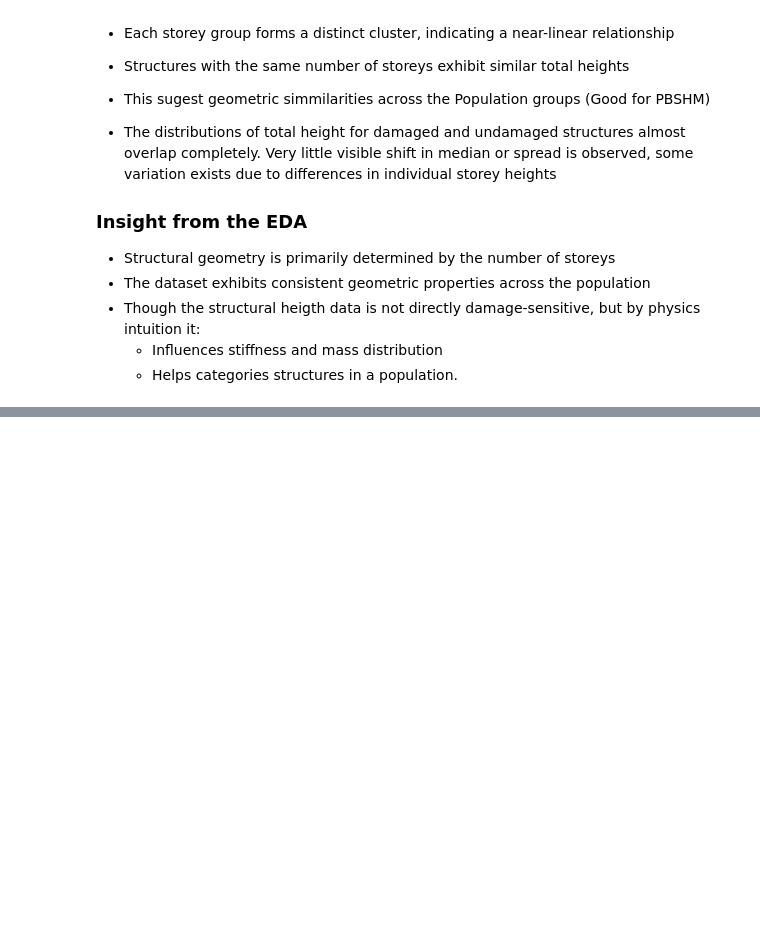
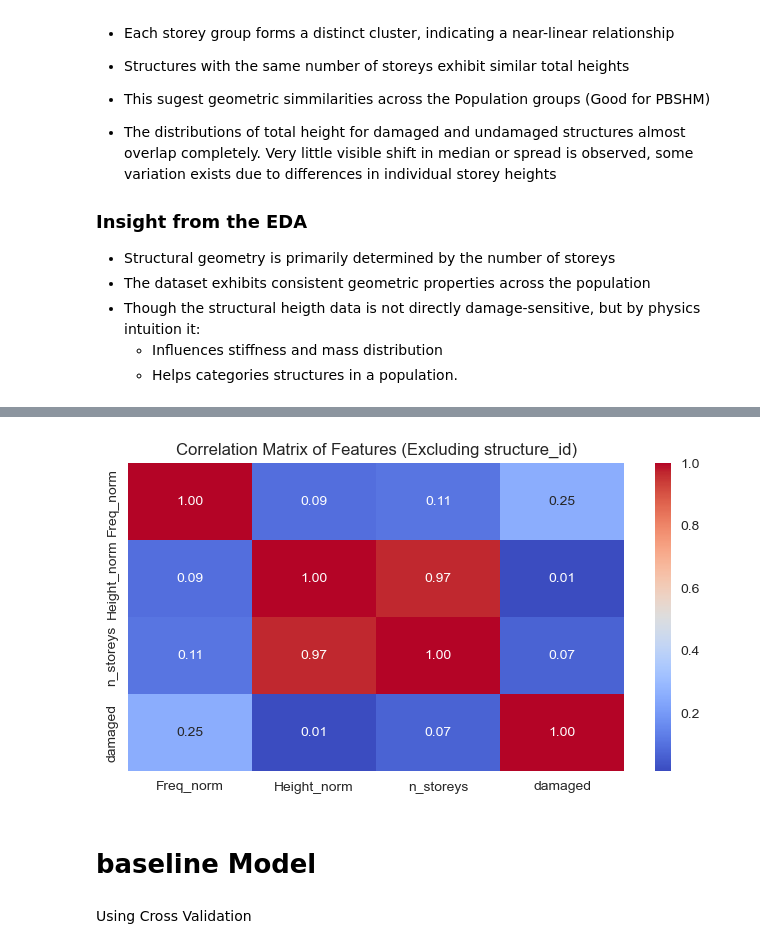
Before and after one commit to Samuel91-design/PBSHM-challenge, a Jupyter notebook: Version2.ipynb, the cells around one changed output, grey strips where cells are left out. Saved outputs shown, nothing was run; the diff lists cells and outputs as text; code cells hidden in the pictures; blank space fills up the shorter version.

```diff
--- a/Version2.ipynb
+++ b/Version2.ipynb
@@ -217,7 +247,0 @@ Slightly higher variability in damaged structures
-# %%
-nodes_df['freq_ratio'] = nodes_df['dominant_modal_frequency_Hz'] / \
-    nodes_df.groupby('structure_id')['dominant_modal_frequency_Hz'].transform('mean')
-
-sns.boxplot(data=nodes_df, x='damaged', y='freq_ratio')
-plt.title("Normalized Frequency vs Damage")
-plt.show()
@@ -336,0 +419,27 @@ plt.show()
+# %%
+from sklearn.preprocessing import MinMaxScaler
+import pandas as pd
+
+# 1. Initialize the MinMaxScaler
+scaler = MinMaxScaler()
+
+# 2. Select the columns to be normalized
+# We'll normalize the frequency and the total height
+cols_to_normalize = ['dominant_modal_frequency_Hz_std', 'height_m_sum']
+
+# 3. Apply the transformation
+normalized_data = scaler.fit_transform(structure_bl_df[cols_to_normalize])
+
+# 4. Create the final dataframe with your requested names
+# We create new columns for normalized values and pull the rest from the original
+structure_norm_df = pd.DataFrame(normalized_data, columns=['Freq_norm', 'Height_norm'], index=structure_bl_df.index)
+
+# Add the remaining original columns
+structure_norm_df['n_storeys'] = structure_bl_df['n_storeys_first']
+structure_norm_df['damaged'] = structure_bl_df['damaged']
+structure_norm_df['structure_id'] = structure_bl_df['structure_id']
+
+# 5. Reorder columns to match your exact request
+structure_norm_df = structure_norm_df[['Freq_norm', 'Height_norm', 'n_storeys', 'damaged', 'structure_id']]
+
+structure_norm_df.head()
@@ -336,0 +464,15 @@ plt.show()
+# %%
+# Compute the correlation matrix without 'structure_id'
+correlation_matrix = structure_norm_df.drop(columns=['structure_id']).corr()
+
+# Plot the heatmap
+plt.figure(figsize=(8, 4))
+sns.heatmap(correlation_matrix, annot=True, fmt=".2f", cmap="coolwarm", cbar=True)
+plt.title("Correlation Matrix of Features (Excluding structure_id)")
+plt.show()
+# %% [output]
+[figure, added]
+# %% [markdown]
+# baseline Model
+# %% [markdown]
+Using Cross Validation
```
Also changed, not shown: parts of 36 cells of this notebook.
